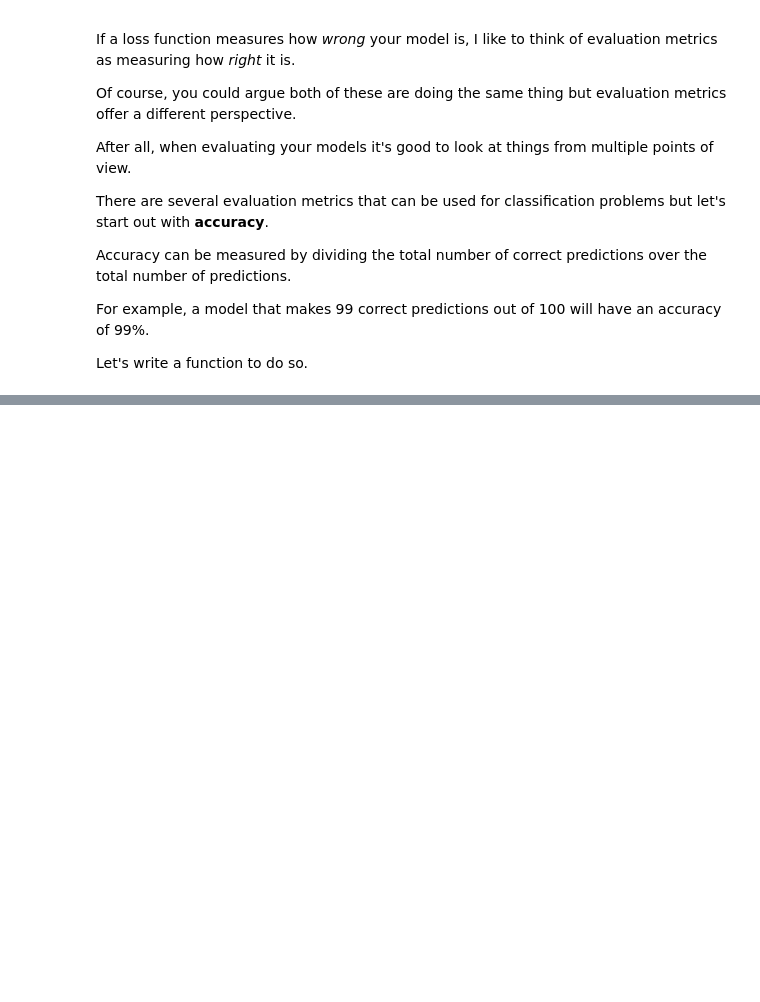
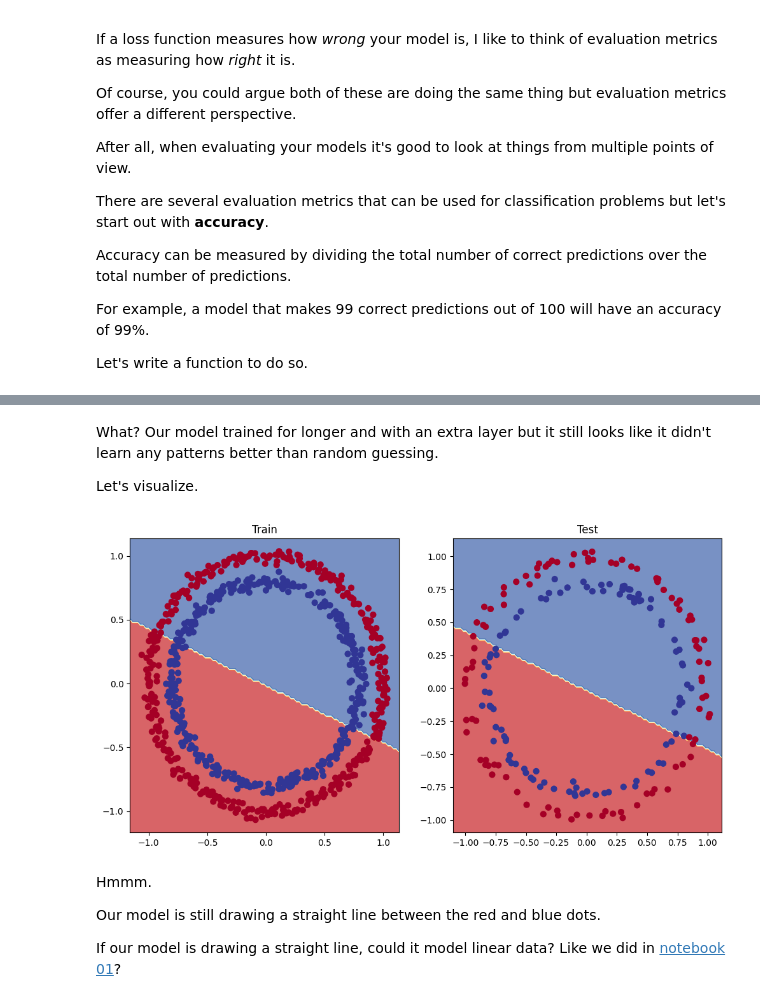
Before and after one commit to JunHL96/PyTorch-Course, a Jupyter notebook: 02_pytorch_classification_notes.ipynb, the cells around one changed output, grey strips where cells are left out. Drawn from its saved outputs; the diff is of its cells as text; code cells hidden in the pictures; blank space fills up the shorter version.

```diff
--- a/02_pytorch_classification_notes.ipynb
+++ b/02_pytorch_classification_notes.ipynb
@@ -480,0 +908,21 @@ def accuracy_fn(y_true, y_pred):
+# %%
+class CircleModelV1(nn.Module):  # Define a custom neural network model
+    def __init__(self):
+        super().__init__()  # Initialize the parent class (nn.Module)
+
+        # Define the first linear layer (input: 2 features, output: 10 features)
+        self.layer_1 = nn.Linear(in_features=2, out_features=10)
+
+        # Define the second linear layer (hidden layer with 10 inputs and 10 outputs)
+        self.layer_2 = nn.Linear(in_features=10, out_features=10)  # Extra layer for added complexity
+
+        # Define the final layer (output: 1 feature, for binary classification)
+        self.layer_3 = nn.Linear(in_features=10, out_features=1)
+
+    def forward(self, x):  # Forward method defines how data flows through the model
+        # Pass data sequentially through the layers
+        return self.layer_3(self.layer_2(self.layer_1(x)))
+
+# Instantiate the model and move it to the specified device (CPU/GPU)
+model_1 = CircleModelV1().to(device)
+model_1  # Print the model architecture
@@ -480,0 +1005,21 @@ def accuracy_fn(y_true, y_pred):
+# %% [markdown]
+What? Our model trained for longer and with an extra layer but it still looks like it didn't learn any patterns better than random guessing.
+
+Let's visualize.
+# %%
+# Plot decision boundaries for training and test sets
+plt.figure(figsize=(12, 6))
+plt.subplot(1, 2, 1)
+plt.title("Train")
+plot_decision_boundary(model_1, X_train, y_train)
+plt.subplot(1, 2, 2)
+plt.title("Test")
+plot_decision_boundary(model_1, X_test, y_test)
+# %% [output]
+[figure, added]
+# %% [markdown]
+Hmmm.
+
+Our model is still drawing a straight line between the red and blue dots.
+
+If our model is drawing a straight line, could it model linear data? Like we did in [notebook 01](https://www.learnpytorch.io/01_pytorch_workflow/)?
```
Also changed, not shown: parts of 75 cells of this notebook.
